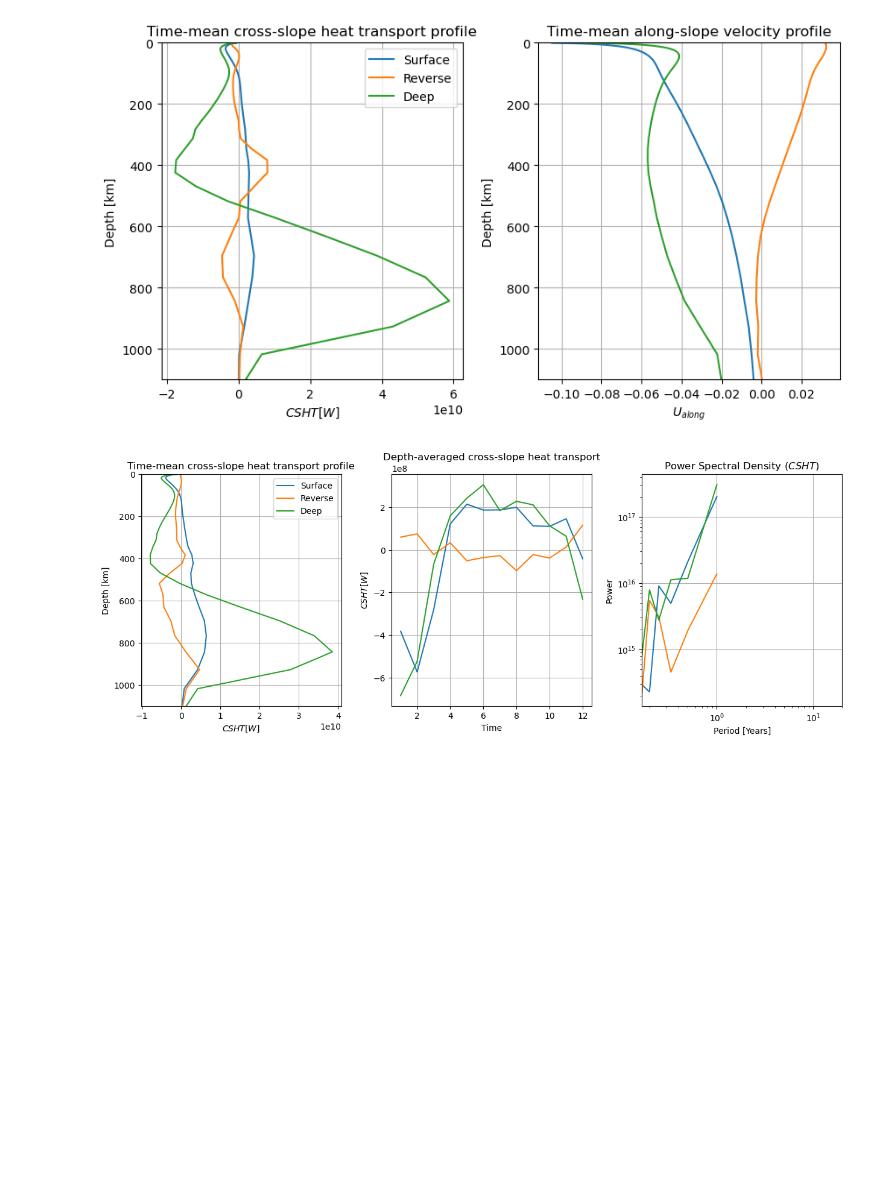
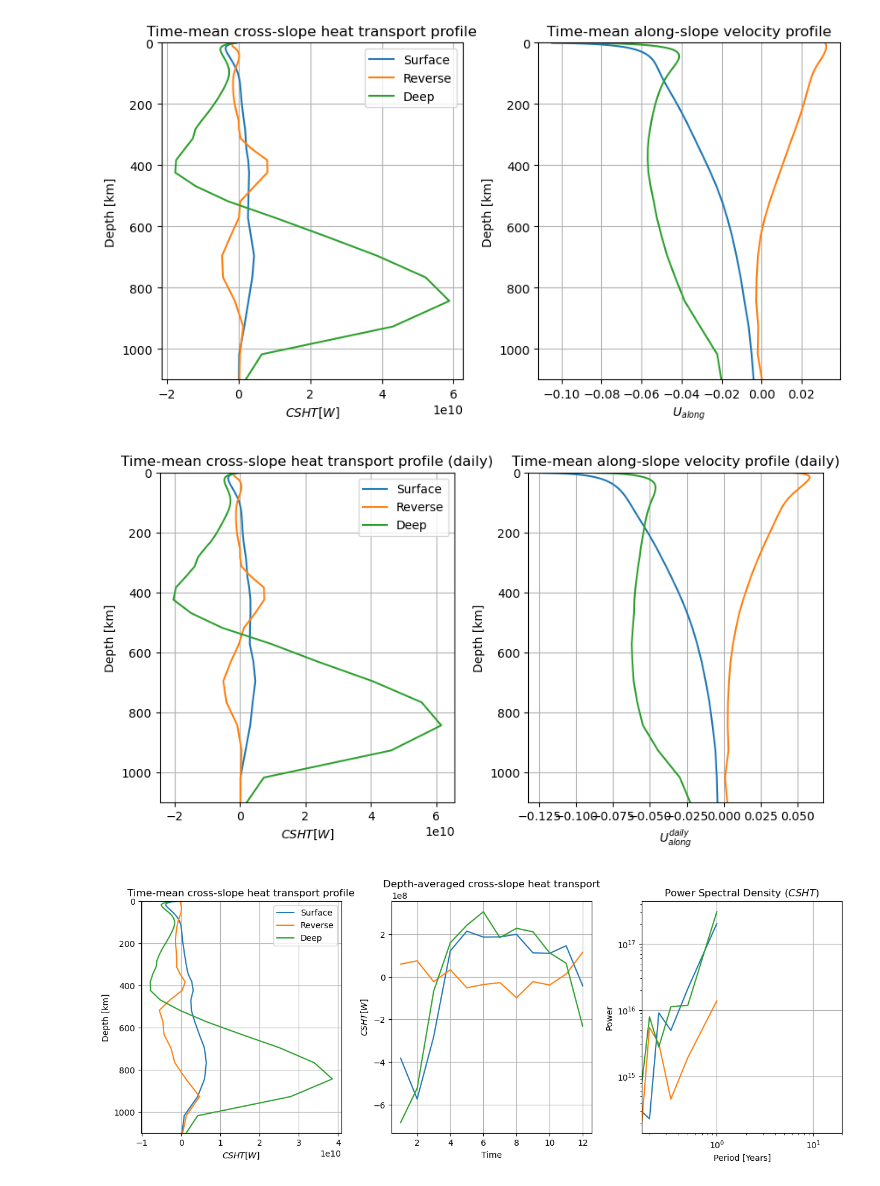
Before and after one commit to willaguiar/ASC_and_heat_transport, a Jupyter notebook: Jupyter/GMM_ASC_newfigs.ipynb, the cells around one changed output. Saved outputs shown, nothing was run; the diff lists cells and outputs as text; code cells hidden in the pictures; blank space fills up the shorter version.

```diff
--- a/Jupyter/GMM_ASC_newfigs.ipynb
+++ b/Jupyter/GMM_ASC_newfigs.ipynb
@@ -690,6 +769,39 @@ axs[1].set_xlabel('$U_{along}$')
 plt.show()
 # %% [output]
 [figure]
+# %%
+fig, axs = plt.subplots(nrows=1, ncols=2, figsize=(10,5))
+axs = axs.ravel()
+plt.subplots_adjust(hspace = 0.2, wspace=0.25)
+
+masked_CSHT_day.isel(regime=0).mean('lon').mean('time').plot(ax=axs[0], y='depth', label = classes[0])
+masked_CSHT_day.isel(regime=1).mean('lon').mean('time').plot(ax=axs[0], y='depth', label = classes[1])
+masked_CSHT_day.isel(regime=2).mean('lon').mean('time').plot(ax=axs[0], y='depth', label = classes[2])
+
+masked_u_alongday.groupby('time.month').mean('time').isel(regime=0).mean('lon').mean('month').plot(ax=axs[1], y='depth', label = classes[0])
+masked_u_alongday.groupby('time.month').mean('time').isel(regime=1).mean('lon').mean('month').plot(ax=axs[1], y='depth', label = classes[1])
+masked_u_alongday.groupby('time.month').mean('time').isel(regime=2).mean('lon').mean('month').plot(ax=axs[1], y='depth', label = classes[2])
+
+
+axs[0].invert_yaxis()
+axs[0].grid()
+axs[0].set_title('Time-mean cross-slope heat transport profile (daily)')
+axs[0].legend()
+axs[0].set_ylim(1100,0)
+axs[0].set_ylabel('Depth [km]')
+axs[0].set_xlabel('$CSHT [W]$')
+
+axs[1].invert_yaxis()
+axs[1].grid()
+axs[1].set_title('Time-mean along-slope velocity profile (daily)')
+axs[1].set_ylim(1100,0)
+axs[1].set_ylabel('Depth [km]')
+axs[1].set_xlabel('$U_{along}^{daily}$')
+
+plt.savefig('/home/156/wf4500/x77_wf4500/ASC_project/analysis_figs/daily_CSHT_vs_Ualong_time_mean.png', dpi=300, bbox_inches='tight')
+plt.show()
+# %% [output]
+[figure, added]
 # %%
 fig, axs = plt.subplots(nrows=1, ncols=3, figsize=(15,5))
 axs = axs.ravel()
```
Also changed, not shown: parts of 29 cells of this notebook.
